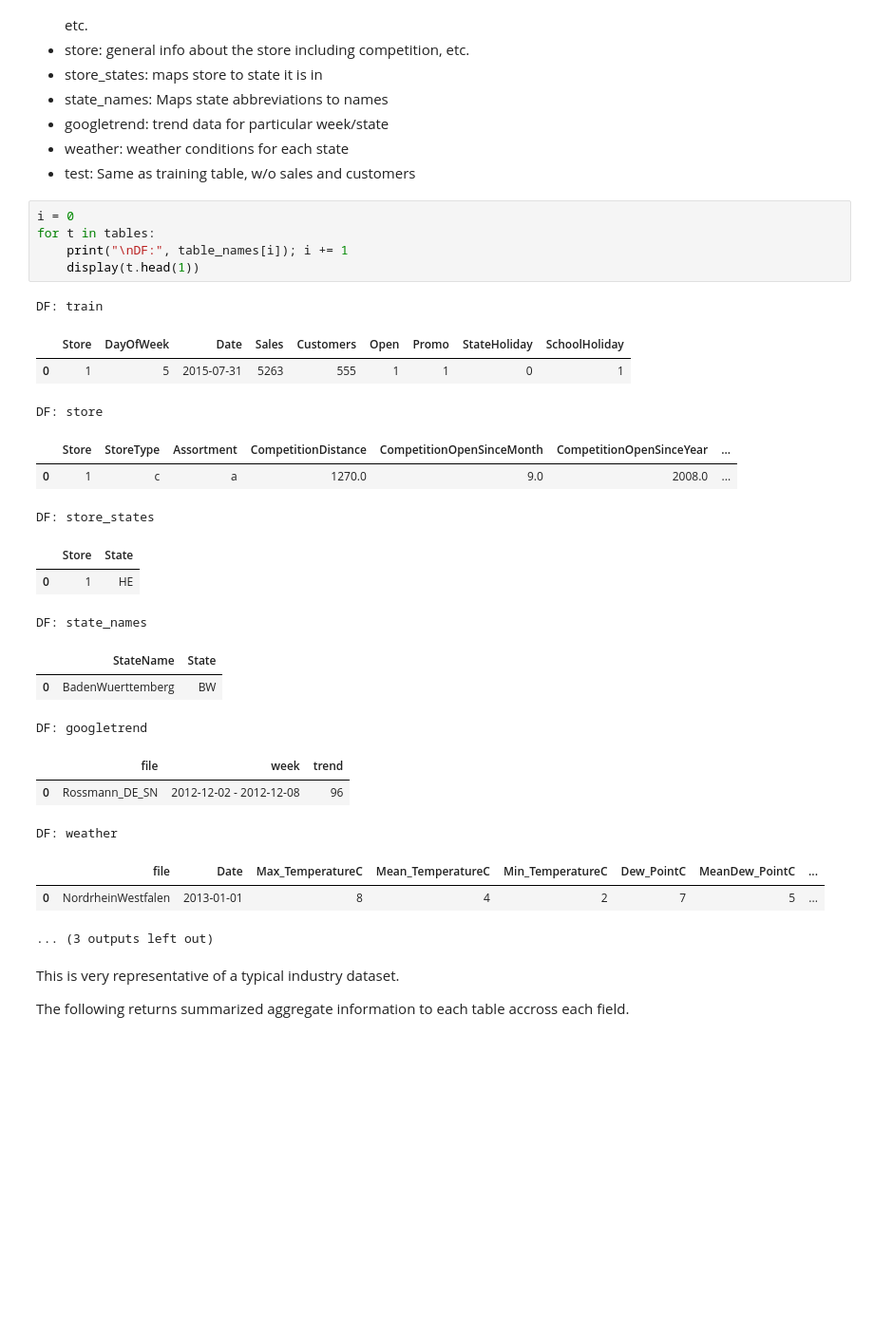
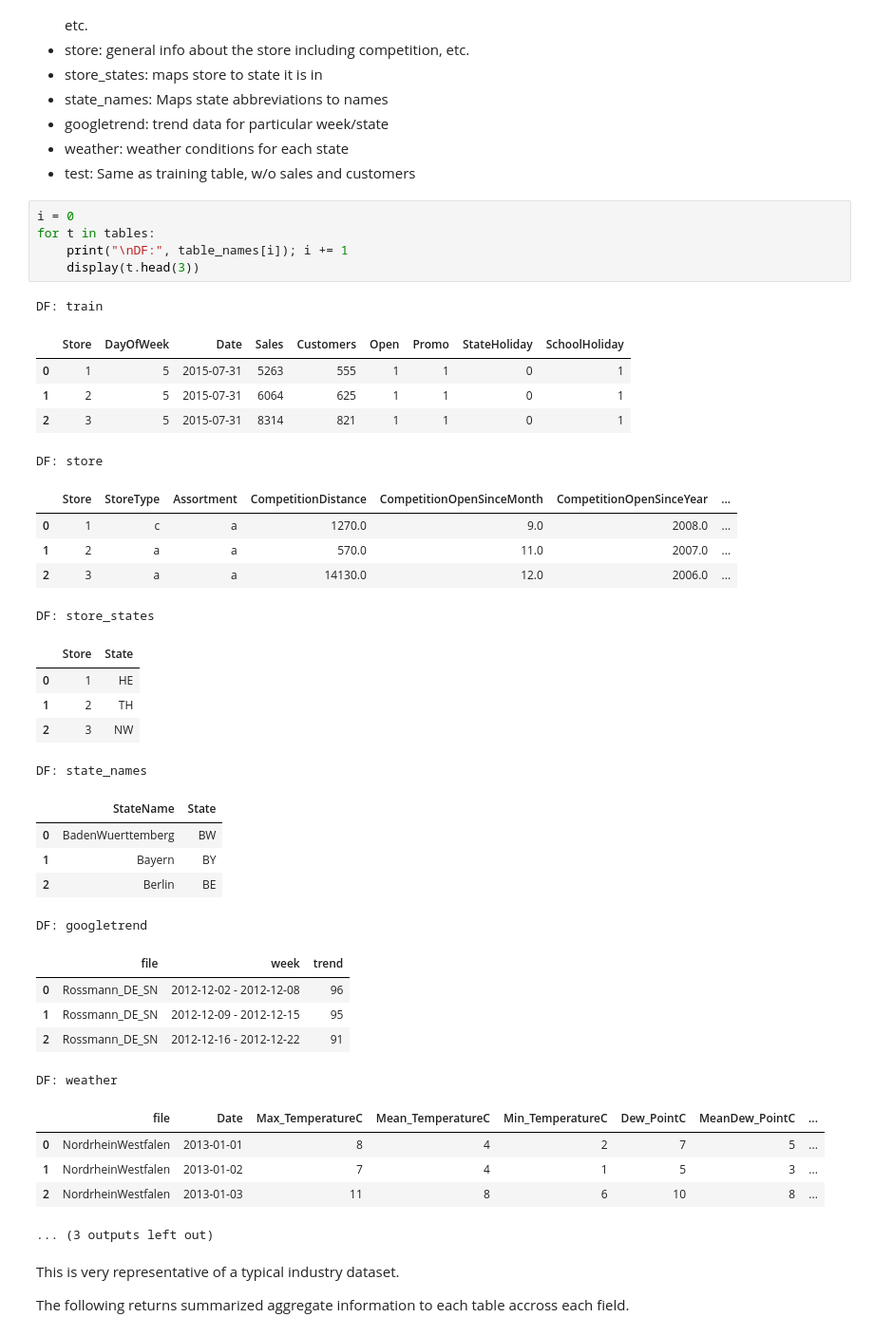
Before and after one commit to gsgbills/DeepLearning, a Jupyter notebook: DL1/DL3-rossman.ipynb, the cells around one changed output. Shown at 95% size. Saved outputs shown, nothing was run; the diff lists cells and outputs as text; blank space fills up the shorter version.

```diff
--- a/DL1/DL3-rossman.ipynb
+++ b/DL1/DL3-rossman.ipynb
@@ -88,27 +115,39 @@ Use `head()` to get a quick look at the contents of each table:
 # %%
 i = 0
 for t in tables:
     print("\nDF:", table_names[i]); i += 1
-    display(t.head(1))
+    display(t.head(3))
 # %% [output]
 DF: train
 |  | Store | DayOfWeek | Date | Sales | Customers | Open | Promo | StateHoliday | SchoolHoliday |
 | 0 | 1 | 5 | 2015-07-31 | 5263 | 555 | 1 | 1 | 0 | 1 |
+| 1 | 2 | 5 | 2015-07-31 | 6064 | 625 | 1 | 1 | 0 | 1 |
+| 2 | 3 | 5 | 2015-07-31 | 8314 | 821 | 1 | 1 | 0 | 1 |
 DF: store
 |  | Store | StoreType | Assortment | CompetitionDistance | CompetitionOpenSinceMonth | CompetitionOpenSinceYear | ... |
 | 0 | 1 | c | a | 1270.0 | 9.0 | 2008.0 | ... |
+| 1 | 2 | a | a | 570.0 | 11.0 | 2007.0 | ... |
+| 2 | 3 | a | a | 14130.0 | 12.0 | 2006.0 | ... |
 DF: store_states
 |  | Store | State |
 | 0 | 1 | HE |
+| 1 | 2 | TH |
+| 2 | 3 | NW |
 DF: state_names
 |  | StateName | State |
 | 0 | BadenWuerttemberg | BW |
+| 1 | Bayern | BY |
+| 2 | Berlin | BE |
 DF: googletrend
 |  | file | week | trend |
 | 0 | Rossmann_DE_SN | 2012-12-02 - 2012-12-08 | 96 |
+| 1 | Rossmann_DE_SN | 2012-12-09 - 2012-12-15 | 95 |
+| 2 | Rossmann_DE_SN | 2012-12-16 - 2012-12-22 | 91 |
 DF: weather
 |  | file | Date | Max_TemperatureC | Mean_TemperatureC | Min_TemperatureC | Dew_PointC | MeanDew_PointC | ... |
 | 0 | NordrheinWestfalen | 2013-01-01 | 8 | 4 | 2 | 7 | 5 | ... |
+| 1 | NordrheinWestfalen | 2013-01-02 | 7 | 4 | 1 | 5 | 3 | ... |
+| 2 | NordrheinWestfalen | 2013-01-03 | 11 | 8 | 6 | 10 | 8 | ... |
 ... (3 outputs left out)
 # %% [markdown]
 This is very representative of a typical industry dataset.
```
Also changed, not shown: parts of 135 cells of this notebook, 10 other files.
